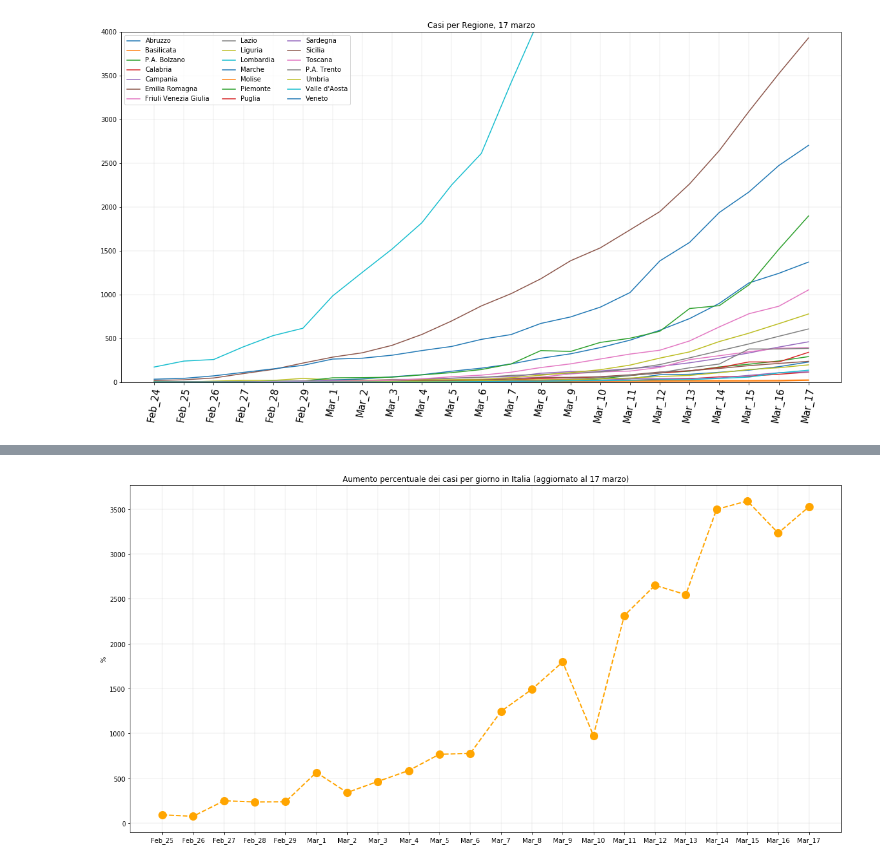
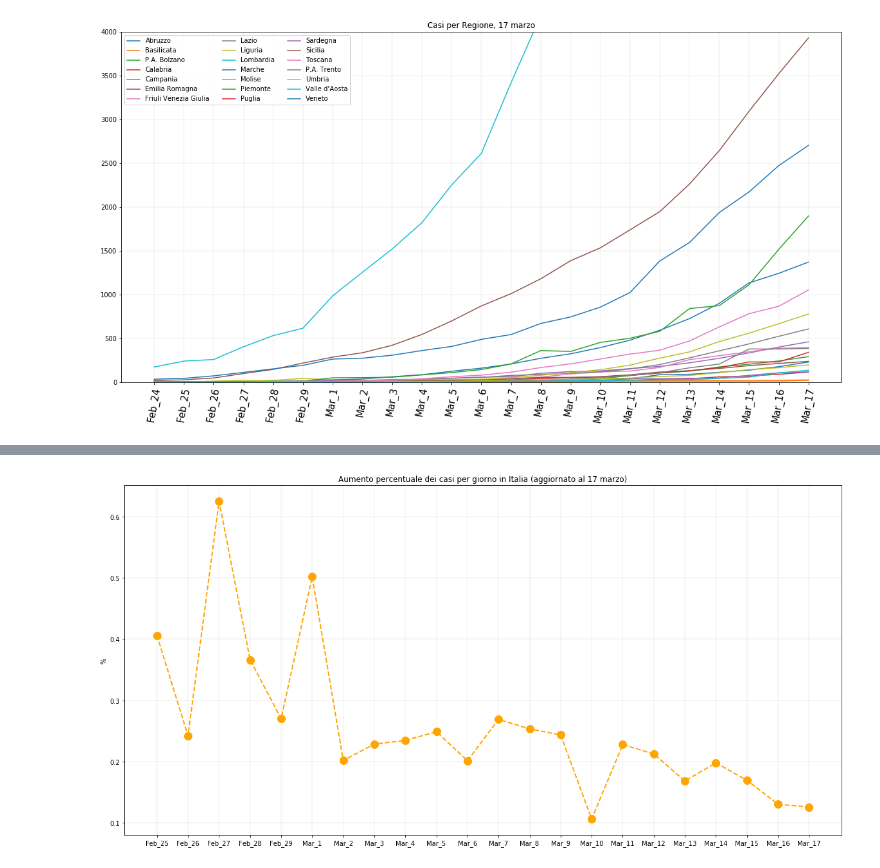
Before and after one commit to martinodn/CoViD-19, a Jupyter notebook: CoViD-19 analysis.ipynb, the cells around one changed output, grey strips where cells are left out. Cells and saved outputs as stored; diff of their text form; code cells hidden in the pictures.

```diff
--- a/CoViD-19 analysis.ipynb
+++ b/CoViD-19 analysis.ipynb
@@ -12,15 +17,15 @@ dataframes={}
 
 # February
 for x in range(24, 30):
-    globals()['df_feb_%s' % x] = pd.read_csv("COVID-19-master/dati-regioni/dpc-covid19-ita-regioni-202002"+str(x)+".csv")
+    globals()['df_feb_%s' % x] = pd.read_csv("data/dati-regioni/dpc-covid19-ita-regioni-202002"+str(x)+".csv")
     dataframes['Feb_%s' %x]=globals()['df_feb_%s' % x]
 
 # March
 for x in range(1, 10):
-    globals()['df_mar_%s' % x] = pd.read_csv("COVID-19-master/dati-regioni/dpc-covid19-ita-regioni-2020030"+str(x)+".csv")
+    globals()['df_mar_%s' % x] = pd.read_csv("data/dati-regioni/dpc-covid19-ita-regioni-2020030"+str(x)+".csv")
     dataframes['Mar_%s' %x]=globals()['df_mar_%s' % x]
 for x in range(10, current_day+1):
-    globals()['df_mar_%s' % x] = pd.read_csv("COVID-19-master/dati-regioni/dpc-covid19-ita-regioni-202003"+str(x)+".csv")
+    globals()['df_mar_%s' % x] = pd.read_csv("data/dati-regioni/dpc-covid19-ita-regioni-202003"+str(x)+".csv")
     dataframes['Mar_%s' %x]=globals()['df_mar_%s' % x]
 # %%
 # Dizionario abitanti per regione
@@ -135,10 +166,10 @@ def delta_var(stat_type, perc="yes"):
 # %%
 plt.figure(figsize=(20,10))
 plt.grid(linewidth=0.2)
 plt.yscale('linear')
 plt.ylabel('%')
 plt.title('Aumento percentuale dei casi per giorno in Italia (aggiornato al %d marzo)' %current_day)
 index_=pd.Series([x for x in dataframes][1:])
-_=plt.plot(pd.DataFrame(delta_var('totale_casi','no')).rename(index=index_),'go--', linewidth=2, markersize=12, color="orange")
+_=plt.plot(pd.DataFrame(delta_var('totale_casi',)).rename(index=index_),'go--', linewidth=2, markersize=12, color="orange")
 # %% [output]
-[figure, old version]
+[figure, new version]
```
Also changed, not shown: parts of 12 cells of this notebook.
